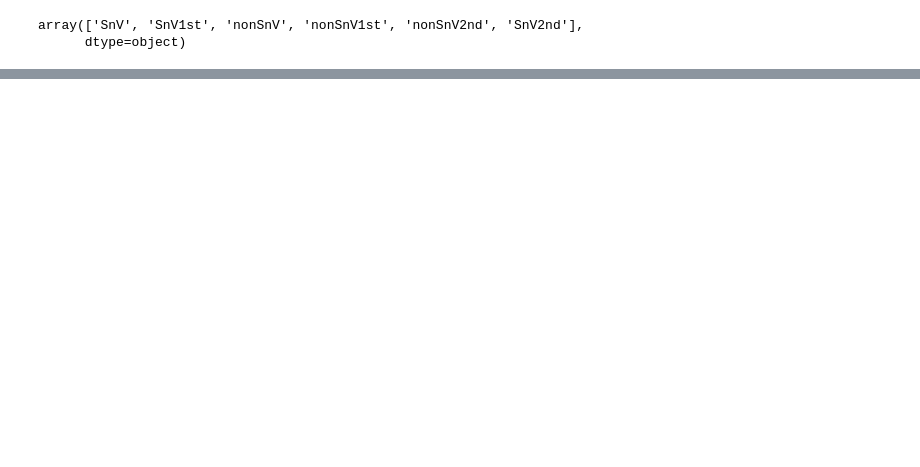
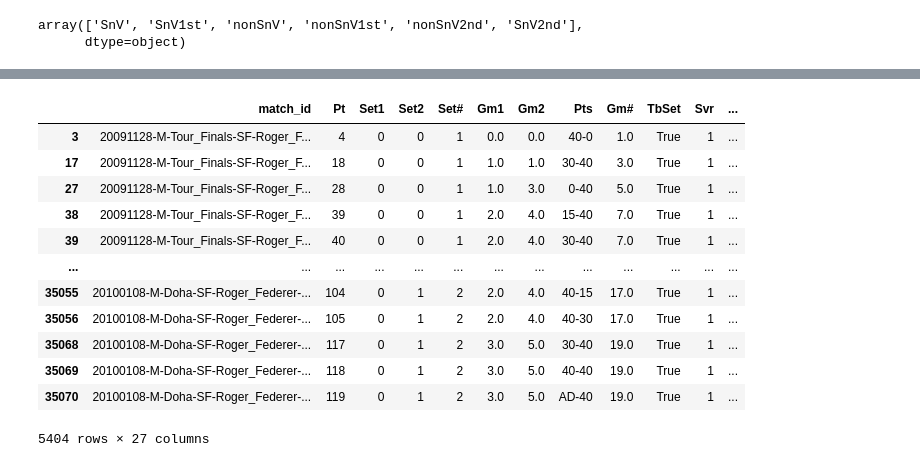
Before and after one commit to PedC18/POC1, a Jupyter notebook: Project.ipynb, the cells around one changed output, grey strips where cells are left out. Saved outputs shown, nothing was run; the diff lists cells and outputs as text; code cells hidden in the pictures; blank space fills up the shorter version.

```diff
--- a/Project.ipynb
+++ b/Project.ipynb
@@ -412,0 +480,16 @@ Errors = ['n','w','d','x']
+# %%
+FedKeyPoints[FedKeyPoints['Server'] == True]
+# %% [output]
+|  | match_id | Pt | Set1 | Set2 | Set# | Gm1 | Gm2 | Pts | Gm# | TbSet | Svr | ... |
+| 3 | 20091128-M-Tour_Finals-SF-Roger_F... | 4 | 0 | 0 | 1 | 0.0 | 0.0 | 40-0 | 1.0 | True | 1 | ... |
+| 17 | 20091128-M-Tour_Finals-SF-Roger_F... | 18 | 0 | 0 | 1 | 1.0 | 1.0 | 30-40 | 3.0 | True | 1 | ... |
+| 27 | 20091128-M-Tour_Finals-SF-Roger_F... | 28 | 0 | 0 | 1 | 1.0 | 3.0 | 0-40 | 5.0 | True | 1 | ... |
+| 38 | 20091128-M-Tour_Finals-SF-Roger_F... | 39 | 0 | 0 | 1 | 2.0 | 4.0 | 15-40 | 7.0 | True | 1 | ... |
+| 39 | 20091128-M-Tour_Finals-SF-Roger_F... | 40 | 0 | 0 | 1 | 2.0 | 4.0 | 30-40 | 7.0 | True | 1 | ... |
+| ... | ... | ... | ... | ... | ... | ... | ... | ... | ... | ... | ... | ... |
+| 35055 | 20100108-M-Doha-SF-Roger_Federer-... | 104 | 0 | 1 | 2 | 2.0 | 4.0 | 40-15 | 17.0 | True | 1 | ... |
+| 35056 | 20100108-M-Doha-SF-Roger_Federer-... | 105 | 0 | 1 | 2 | 2.0 | 4.0 | 40-30 | 17.0 | True | 1 | ... |
+| 35068 | 20100108-M-Doha-SF-Roger_Federer-... | 117 | 0 | 1 | 2 | 3.0 | 5.0 | 30-40 | 19.0 | True | 1 | ... |
+| 35069 | 20100108-M-Doha-SF-Roger_Federer-... | 118 | 0 | 1 | 2 | 3.0 | 5.0 | 40-40 | 19.0 | True | 1 | ... |
+| 35070 | 20100108-M-Doha-SF-Roger_Federer-... | 119 | 0 | 1 | 2 | 3.0 | 5.0 | AD-40 | 19.0 | True | 1 | ... |
+5404 rows × 27 columns
```
Also changed, not shown: parts of 30 cells of this notebook, 6 other files.
